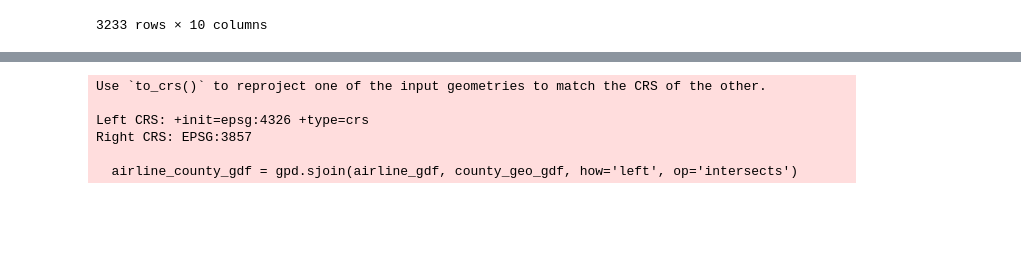
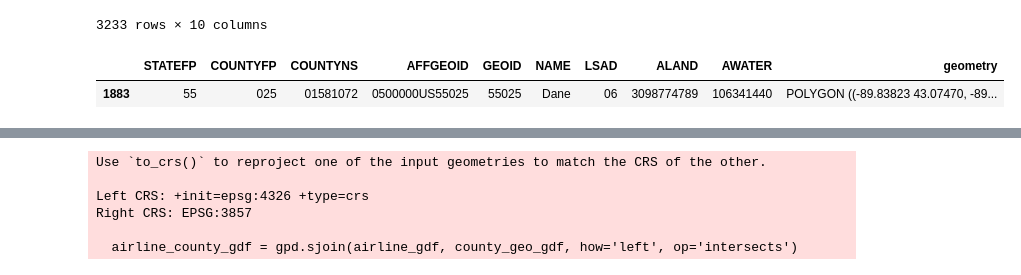
Before and after one commit to Haoj1/Big-Data-Econ-Analysis, a Jupyter notebook: Covid_Airline_Merge.ipynb, the cells around one changed output, grey strips where cells are left out. Cells and saved outputs as stored; diff of their text form; code cells hidden in the pictures; blank space fills up the shorter version.

```diff
--- a/Covid_Airline_Merge.ipynb
+++ b/Covid_Airline_Merge.ipynb
@@ -19,6 +19,11 @@ county_geo_gdf
 | 3231 | 54 | 053 | 01560254 | 0500000US54053 | 54053 | Mason | 06 | 1115633278 | 36174540 | POLYGON ((-82.22157 38.78719, -82... |
 | 3232 | 04 | 025 | 00042809 | 0500000US04025 | 04025 | Yavapai | 06 | 21039796372 | 11501575 | POLYGON ((-113.33416 35.52804, -1... |
 3233 rows × 10 columns
+# %%
+county_geo_gdf[county_geo_gdf['NAME'] == 'Dane']
+# %% [output]
+|  | STATEFP | COUNTYFP | COUNTYNS | AFFGEOID | GEOID | NAME | LSAD | ALAND | AWATER | geometry |
+| 1883 | 55 | 025 | 01581072 | 0500000US55025 | 55025 | Dane | 06 | 3098774789 | 106341440 | POLYGON ((-89.83823 43.07470, -89... |
 # %%
 county_geo_gdf.crs = {'init': 'epsg:3857'}
 # %%
```
Also changed, not shown: parts of 4 cells of this notebook, 24 other files.
